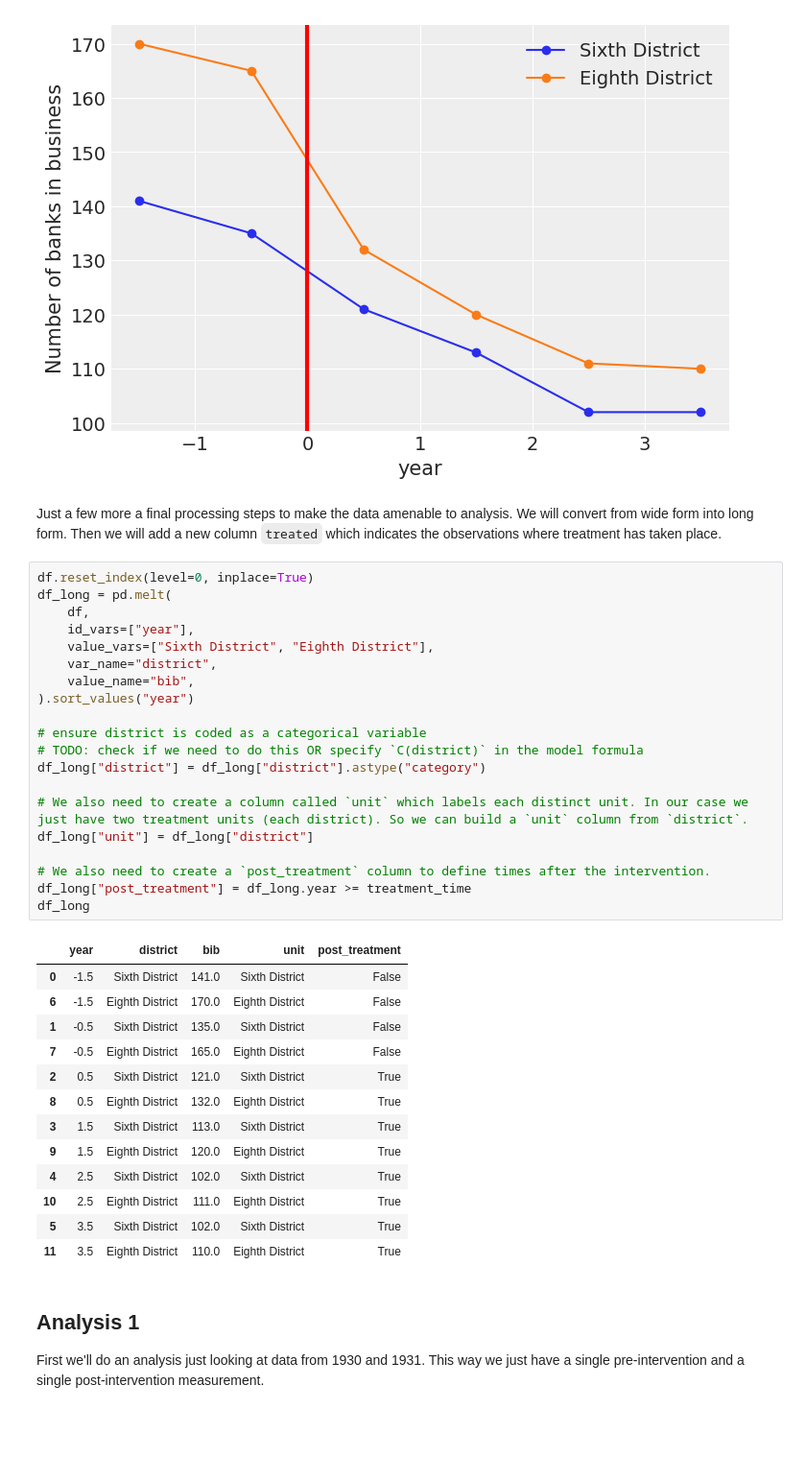
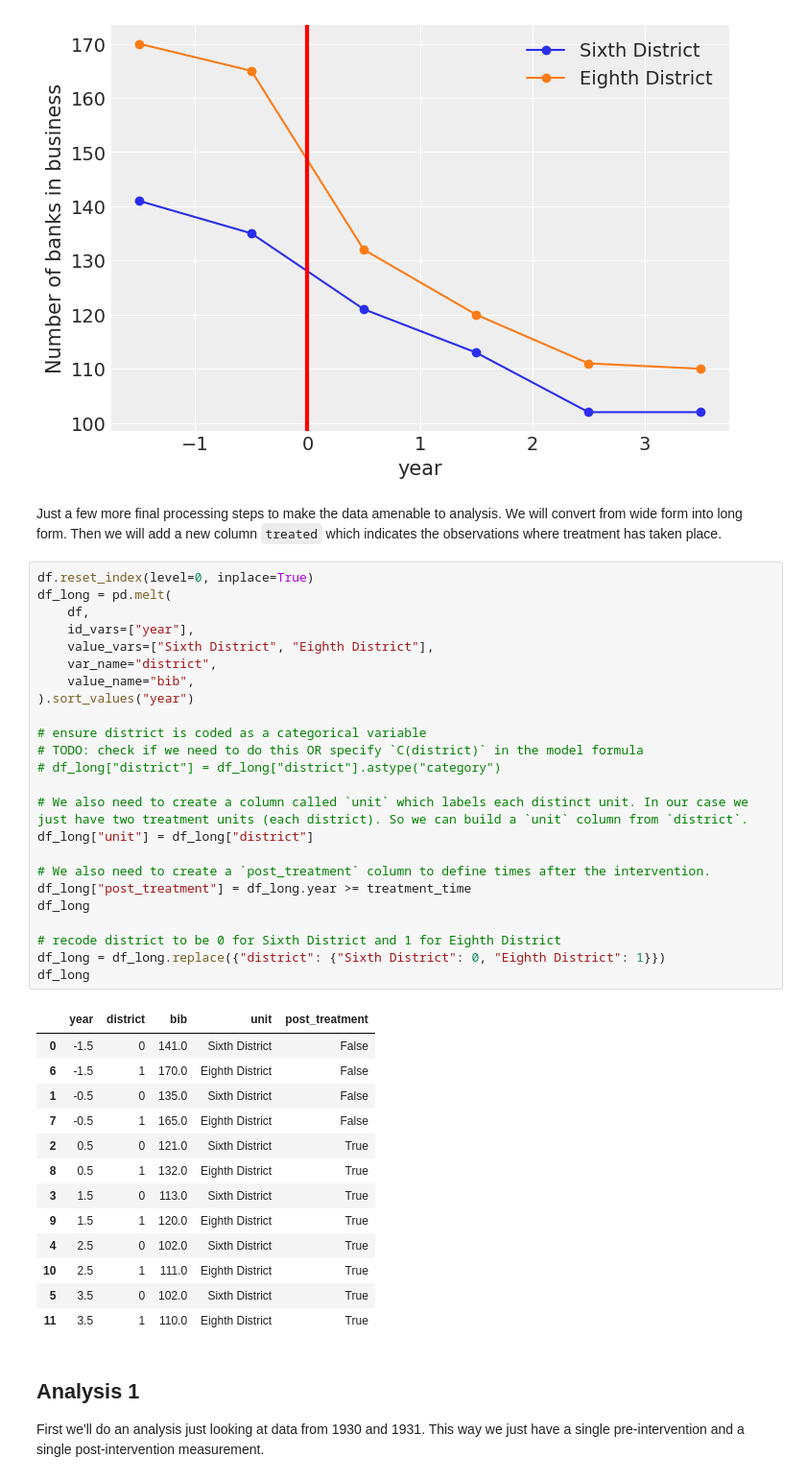
Before and after one commit to pymc-labs/CausalPy, a Jupyter notebook: docs/notebooks/did_pymc_banks.ipynb, the cells around one changed output. Shown at 96% size. Cells and saved outputs as stored; diff of their text form; blank space fills up the shorter version.

```diff
--- a/docs/notebooks/did_pymc_banks.ipynb
+++ b/docs/notebooks/did_pymc_banks.ipynb
@@ -59,41 +59,45 @@ ax.axvline(x=treatment_time, c="r", lw=3, label="intervention");
 # %% [output]
 [figure]
 # %% [markdown]
-Just a few more a final processing steps to make the data amenable to analysis. We will convert from wide form into long form. Then we will add a new column `treated` which indicates the observations where treatment has taken place.
+Just a few more final processing steps to make the data amenable to analysis. We will convert from wide form into long form. Then we will add a new column `treated` which indicates the observations where treatment has taken place.
 # %%
 df.reset_index(level=0, inplace=True)
 df_long = pd.melt(
     df,
     id_vars=["year"],
     value_vars=["Sixth District", "Eighth District"],
     var_name="district",
     value_name="bib",
 ).sort_values("year")
 
 # ensure district is coded as a categorical variable
 # TODO: check if we need to do this OR specify `C(district)` in the model formula
-df_long["district"] = df_long["district"].astype("category")
+# df_long["district"] = df_long["district"].astype("category")
 
 # We also need to create a column called `unit` which labels each distinct unit. In our case we just have two treatment units (each district). So we can build a `unit` column from `district`.
 df_long["unit"] = df_long["district"]
 
 # We also need to create a `post_treatment` column to define times after the intervention.
 df_long["post_treatment"] = df_long.year >= treatment_time
 df_long
+
+# recode district to be 0 for Sixth District and 1 for Eighth District
+df_long = df_long.replace({"district": {"Sixth District": 0, "Eighth District": 1}})
+df_long
 # %% [output]
 |  | year | district | bib | unit | post_treatment |
-| 0 | -1.5 | Sixth District | 141.0 | Sixth District | False |
-| 6 | -1.5 | Eighth District | 170.0 | Eighth District | False |
-| 1 | -0.5 | Sixth District | 135.0 | Sixth District | False |
-| 7 | -0.5 | Eighth District | 165.0 | Eighth District | False |
-| 2 | 0.5 | Sixth District | 121.0 | Sixth District | True |
-| 8 | 0.5 | Eighth District | 132.0 | Eighth District | True |
-| 3 | 1.5 | Sixth District | 113.0 | Sixth District | True |
-| 9 | 1.5 | Eighth District | 120.0 | Eighth District | True |
-| 4 | 2.5 | Sixth District | 102.0 | Sixth District | True |
-| 10 | 2.5 | Eighth District | 111.0 | Eighth District | True |
-| 5 | 3.5 | Sixth District | 102.0 | Sixth District | True |
-| 11 | 3.5 | Eighth District | 110.0 | Eighth District | True |
+| 0 | -1.5 | 0 | 141.0 | Sixth District | False |
+| 6 | -1.5 | 1 | 170.0 | Eighth District | False |
+| 1 | -0.5 | 0 | 135.0 | Sixth District | False |
+| 7 | -0.5 | 1 | 165.0 | Eighth District | False |
+| 2 | 0.5 | 0 | 121.0 | Sixth District | True |
+| 8 | 0.5 | 1 | 132.0 | Eighth District | True |
+| 3 | 1.5 | 0 | 113.0 | Sixth District | True |
+| 9 | 1.5 | 1 | 120.0 | Eighth District | True |
+| 4 | 2.5 | 0 | 102.0 | Sixth District | True |
+| 10 | 2.5 | 1 | 111.0 | Eighth District | True |
+| 5 | 3.5 | 0 | 102.0 | Sixth District | True |
+| 11 | 3.5 | 1 | 110.0 | Eighth District | True |
 # %% [markdown]
 ## Analysis 1
 
```
Also changed, not shown: parts of 8 cells of this notebook, 2 other files.
